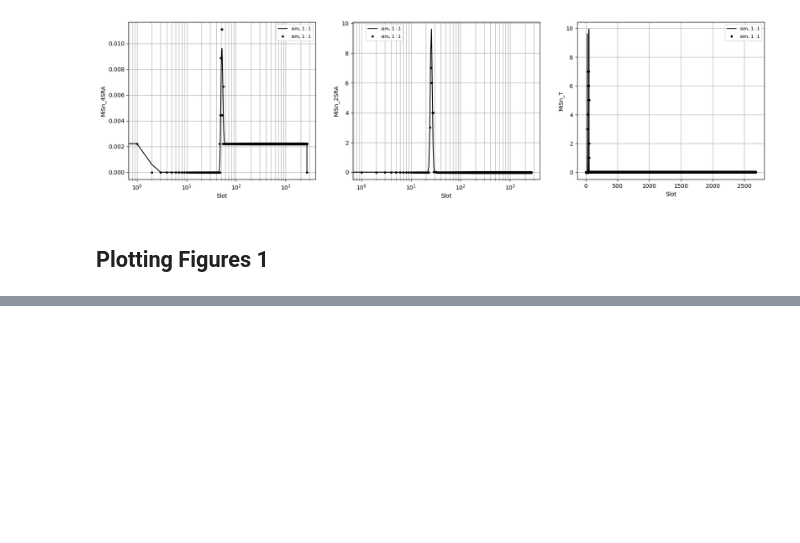
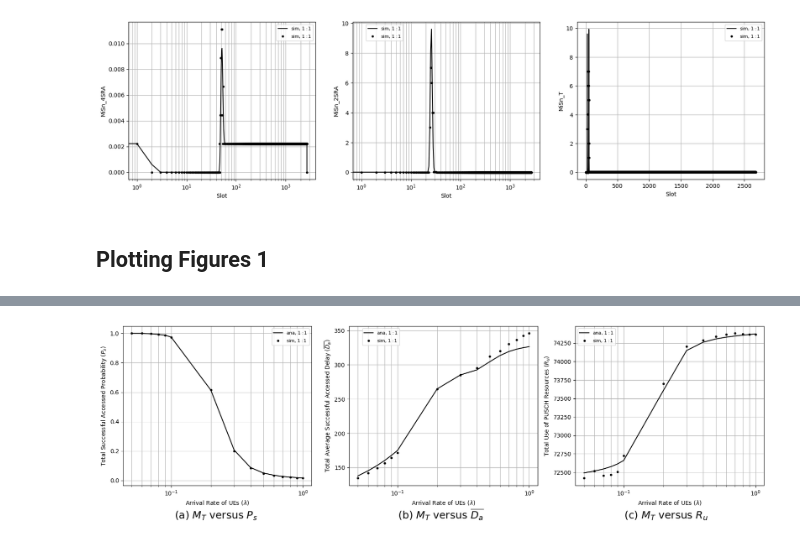
Before and after one commit to timlin0307/Thesis-Simulation, a Jupyter notebook: 2SRA and 4SRA with T_DATA in NTN/Simulation.ipynb, the cells around one changed output, grey strips where cells are left out. Saved outputs shown, nothing was run; the diff lists cells and outputs as text; code cells hidden in the pictures; blank space fills up the shorter version.

```diff
--- a/2SRA and 4SRA with T_DATA in NTN/Simulation.ipynb
+++ b/2SRA and 4SRA with T_DATA in NTN/Simulation.ipynb
@@ -2121,30 +2134,44 @@ plt.grid(True, which="both")
 
 plt.legend(markerscale=1, fontsize=8, loc='best', bbox_to_anchor=(1, 1))
 
 plt.subplot(132)
 plt.plot(arrival_rate, ana.Da_T, '-', color = 'black', label = 'ana, $1:1$')
 plt.plot(arrival_rate, sim.Da_T, 'o', ms = 3, color = 'black', label = 'sim, $1:1$')
 # plt.ticklabel_format(axis='both', style='sci', scilimits=(0, 0))
 plt.xscale('log')
 plt.xlabel("Arrival Rate of UEs ($\lambda$)")
 plt.ylabel("Total Average Successful Accessed Delay ($\overline{D_{a}}$)")
 # plt.title("(b) $M_T$ versus $\overline{D_{a}}$")
 plt.grid(True, which="both")
 
 plt.legend(markerscale=1, fontsize=8, loc='best', bbox_to_anchor=(0.28, 1))
 
+'''
 plt.subplot(133)
 plt.plot(arrival_rate, ana.Ur_PUSCH_T, '-', color = 'black', label = 'ana, $1:1$')
 plt.plot(arrival_rate, sim.Ur_PUSCH_T, 'o', ms = 3, color = 'black', label = 'sim, $1:1$')
+# plt.ticklabel_format(axis='both', style='sci', scilimits=(0, 3))
+plt.xscale('log')
+plt.xlabel("Arrival Rate of UEs ($\lambda$)")
+plt.ylabel("Total Use of PUSCH Resources ($R_u$)")
+# plt.title("(c) $M_T$ versus $R_u$")
+plt.grid(True, which="both")
+'''
+
+plt.subplot(133)
+plt.plot(arrival_rate, ana.Wr_PUSCH_T, '-', color = 'black', label = 'ana, $1:1$')
+plt.plot(arrival_rate, sim.Wr_PUSCH_T, 'o', ms = 3, color = 'black', label = 'sim, $1:1$')
 # plt.ticklabel_format(axis='both', style='sci', scilimits=(0, 3))
 plt.xscale('log')
 plt.xlabel("Arrival Rate of UEs ($\lambda$)")
 plt.ylabel("Total Use of PUSCH Resources ($R_u$)")
 # plt.title("(c) $M_T$ versus $R_u$")
 plt.grid(True, which="both")
 
 plt.suptitle("(a) $M_T$ versus $P_s$                                           (b) $M_T$ versus $\overline{D_{a}}$                                           (c) $M_T$ versus $R_u$", fontsize=18, x=0.51, y=0.0)
 
 plt.legend(markerscale=1, fontsize=8, loc='best')
 plt.rcParams["figure.figsize"] = (20, 5)
 plt.show()
+# %% [output]
+[figure, added]
```
Also changed, not shown: parts of 11 cells of this notebook, 1 other file.
